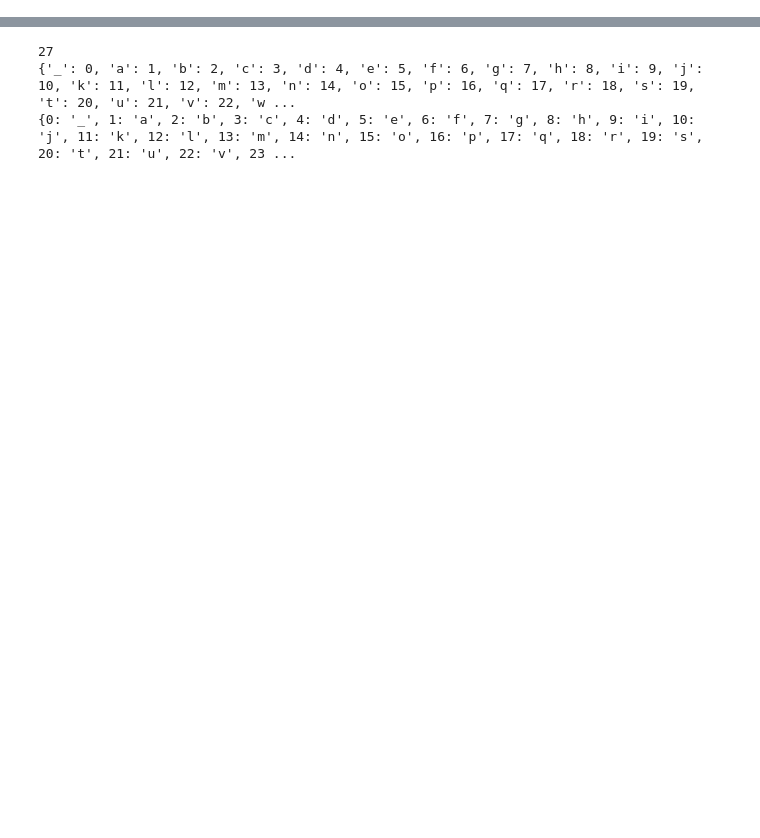
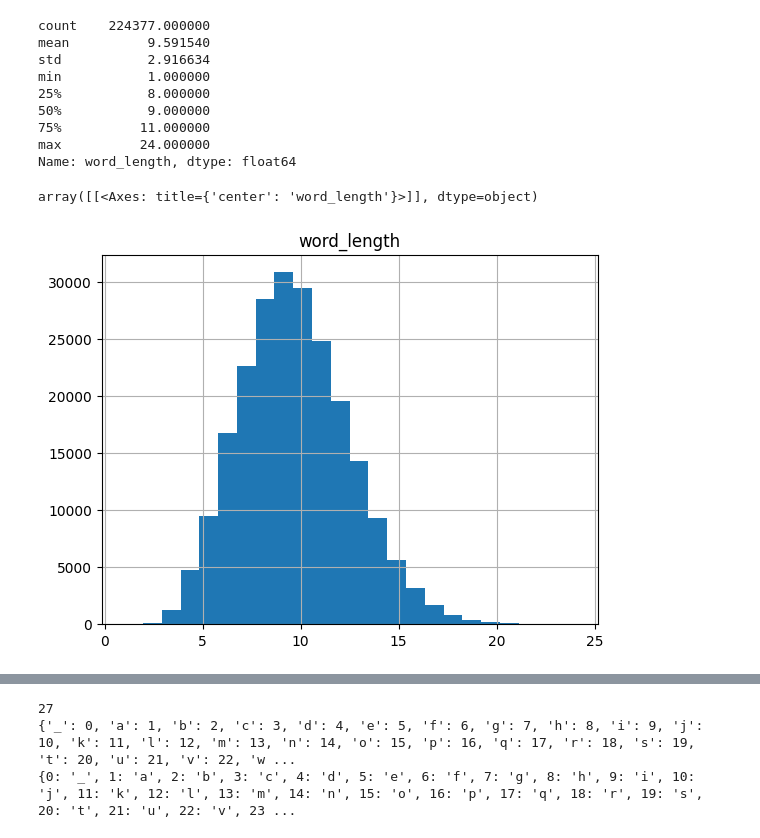
Before and after one commit to cweill/transformer-hangman-solver, a Jupyter notebook: hangman.ipynb, the cells around one changed output, grey strips where cells are left out. Drawn from its saved outputs; the diff is of its cells as text; code cells hidden in the pictures; blank space fills up the shorter version.

```diff
--- a/hangman.ipynb
+++ b/hangman.ipynb
@@ -10 +10,25 @@ with open("training_dictionary.txt", "r") as file:
+# %%
+import pandas as pd
+
+df = pd.DataFrame(
+    {
+        "word_length": [len(word) for word in tqdm(all_words)],
+    }
+)
+
+print(df["word_length"].describe())
+
+df.hist(column="word_length", bins=df["word_length"].max())
+# %% [output]
+count    224377.000000
+mean          9.591540
+std           2.916634
+min           1.000000
+25%           8.000000
+50%           9.000000
+75%          11.000000
+max          24.000000
+Name: word_length, dtype: float64
+array([[<Axes: title={'center': 'word_length'}>]], dtype=object)
+[figure, added]
 # %%
```
Also changed, not shown: parts of 14 cells of this notebook, 3 other files.
